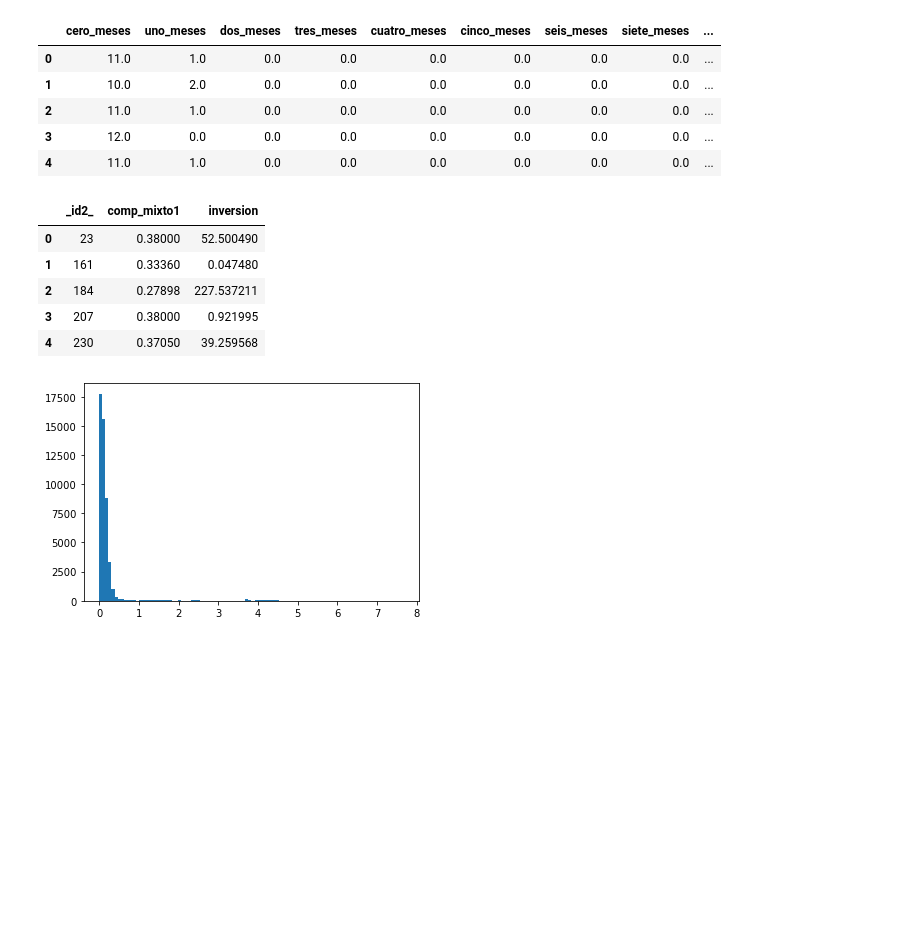
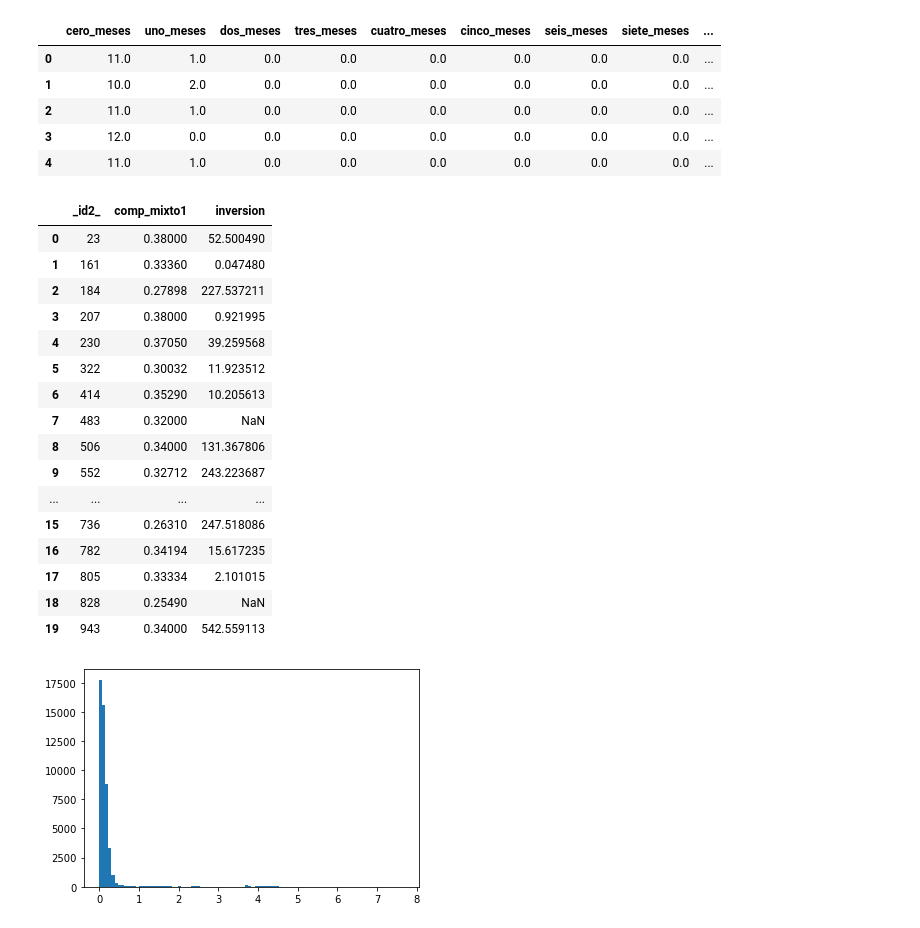
Before and after one commit to BrianPgz/HomeWork1_ML, a Jupyter notebook: Ejercicio1.ipynb, the cells around one changed output. Cells and saved outputs as stored; diff of their text form; code cells hidden in the pictures; blank space fills up the shorter version.

```diff
--- a/Ejercicio1.ipynb
+++ b/Ejercicio1.ipynb
@@ -823,11 +837,22 @@ baseparcial2.head(5)
 | 4 | 11.0 | 1.0 | 0.0 | 0.0 | 0.0 | 0.0 | 0.0 | 0.0 | ... |
 # %%
 baseparcial3=base_general_4.iloc[:,30:]
-baseparcial3.head(5)
+baseparcial3.head(20)
 # %% [output]
 |  | _id2_ | comp_mixto1 | inversion |
 | 0 | 23 | 0.38000 | 52.500490 |
 | 1 | 161 | 0.33360 | 0.047480 |
 | 2 | 184 | 0.27898 | 227.537211 |
 | 3 | 207 | 0.38000 | 0.921995 |
 | 4 | 230 | 0.37050 | 39.259568 |
+| 5 | 322 | 0.30032 | 11.923512 |
+| 6 | 414 | 0.35290 | 10.205613 |
+| 7 | 483 | 0.32000 | NaN |
+| 8 | 506 | 0.34000 | 131.367806 |
+| 9 | 552 | 0.32712 | 243.223687 |
+| ... | ... | ... | ... |
+| 15 | 736 | 0.26310 | 247.518086 |
+| 16 | 782 | 0.34194 | 15.617235 |
+| 17 | 805 | 0.33334 | 2.101015 |
+| 18 | 828 | 0.25490 | NaN |
+| 19 | 943 | 0.34000 | 542.559113 |
```
Also changed, not shown: parts of 21 cells of this notebook.
